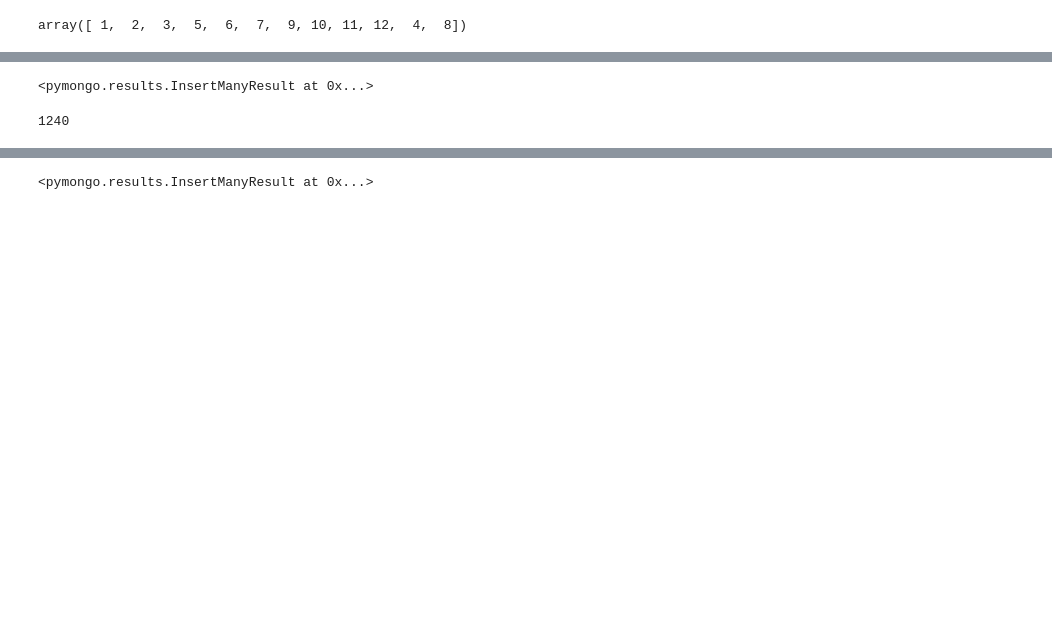
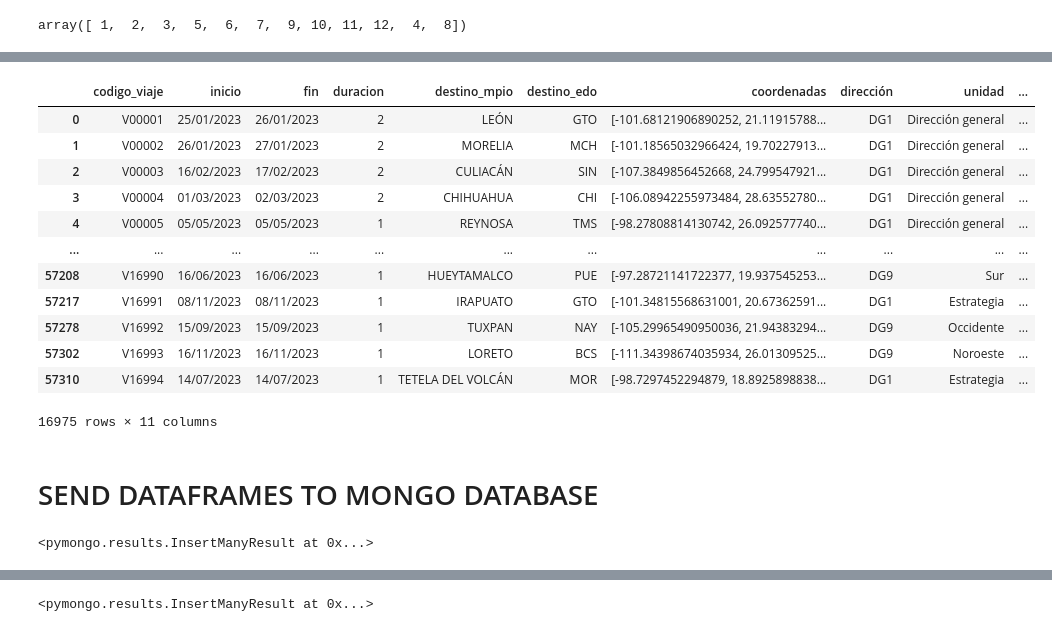
Before and after one commit to danielamz97/project3, a Jupyter notebook: pandas/jupyter.ipynb, the cells around one changed output, grey strips where cells are left out. Saved outputs shown, nothing was run; the diff lists cells and outputs as text; code cells hidden in the pictures; blank space fills up the shorter version.

```diff
--- a/pandas/jupyter.ipynb
+++ b/pandas/jupyter.ipynb
@@ -282,11 +332,39 @@ time_data_dict =time_data.to_dict(orient='records')
+# %%
+location_data['destino_mpio']=location_data['destino_mpio'].str.upper()
+location_data['mpio_edo'] = location_data['destino_mpio']+'-'+location_data['destino_edo']
+location_data=location_data.rename(columns={
+    'Duración del viaje':'duracion'
+})
+location_data
+# %% [output]
+|  | codigo_viaje | inicio | fin | duracion | destino_mpio | destino_edo | coordenadas | dirección | unidad | ... |
+| 0 | V00001 | 25/01/2023 | 26/01/2023 | 2 | LEÓN | GTO | [-101.68121906890252, 21.11915788... | DG1 | Dirección general | ... |
+| 1 | V00002 | 26/01/2023 | 27/01/2023 | 2 | MORELIA | MCH | [-101.18565032966424, 19.70227913... | DG1 | Dirección general | ... |
+| 2 | V00003 | 16/02/2023 | 17/02/2023 | 2 | CULIACÁN | SIN | [-107.3849856452668, 24.799547921... | DG1 | Dirección general | ... |
+| 3 | V00004 | 01/03/2023 | 02/03/2023 | 2 | CHIHUAHUA | CHI | [-106.08942255973484, 28.63552780... | DG1 | Dirección general | ... |
+| 4 | V00005 | 05/05/2023 | 05/05/2023 | 1 | REYNOSA | TMS | [-98.27808814130742, 26.092577740... | DG1 | Dirección general | ... |
+| ... | ... | ... | ... | ... | ... | ... | ... | ... | ... | ... |
+| 57208 | V16990 | 16/06/2023 | 16/06/2023 | 1 | HUEYTAMALCO | PUE | [-97.28721141722377, 19.937545253... | DG9 | Sur | ... |
+| 57217 | V16991 | 08/11/2023 | 08/11/2023 | 1 | IRAPUATO | GTO | [-101.34815568631001, 20.67362591... | DG1 | Estrategia | ... |
+| 57278 | V16992 | 15/09/2023 | 15/09/2023 | 1 | TUXPAN | NAY | [-105.29965490950036, 21.94383294... | DG9 | Occidente | ... |
+| 57302 | V16993 | 16/11/2023 | 16/11/2023 | 1 | LORETO | BCS | [-111.34398674035934, 26.01309525... | DG9 | Noroeste | ... |
+| 57310 | V16994 | 14/07/2023 | 14/07/2023 | 1 | TETELA DEL VOLCÁN | MOR | [-98.7297452294879, 18.8925898838... | DG1 | Estrategia | ... |
+16975 rows × 11 columns
+# %% [markdown]
+# SEND DATAFRAMES TO MONGO DATABASE
+# %%
+data_dict =data.to_dict(orient='records')
+client =MongoClient('mongodb://localhost:27017/')
+db = client['viajes']
+collection = db['data']
+collection.insert_many(data_dict)
+client.close()
+# %% [output]
+<pymongo.results.InsertManyResult at 0x...>
 # %%
+time_data_dict =time_data.to_dict(orient='records')
 client =MongoClient('mongodb://localhost:27017/')
 db = client['viajes']
 collection = db['time_data']
 collection.insert_many(time_data_dict)
+client.close()
-# %% [output]
-<pymongo.results.InsertManyResult at 0x...>
-# %%
-len(time_data)
-# %% [output]
-1240
```
Also changed, not shown: parts of 22 cells of this notebook, 9 other files.
